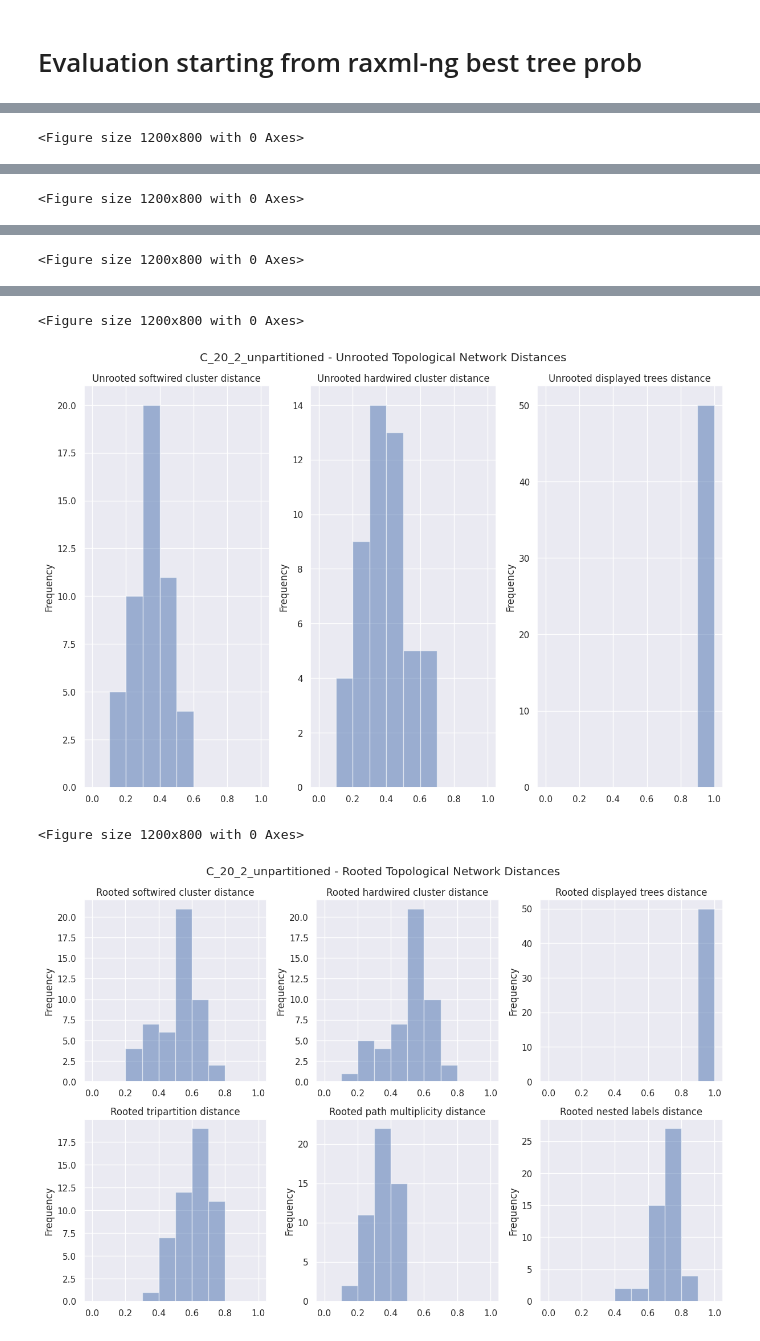
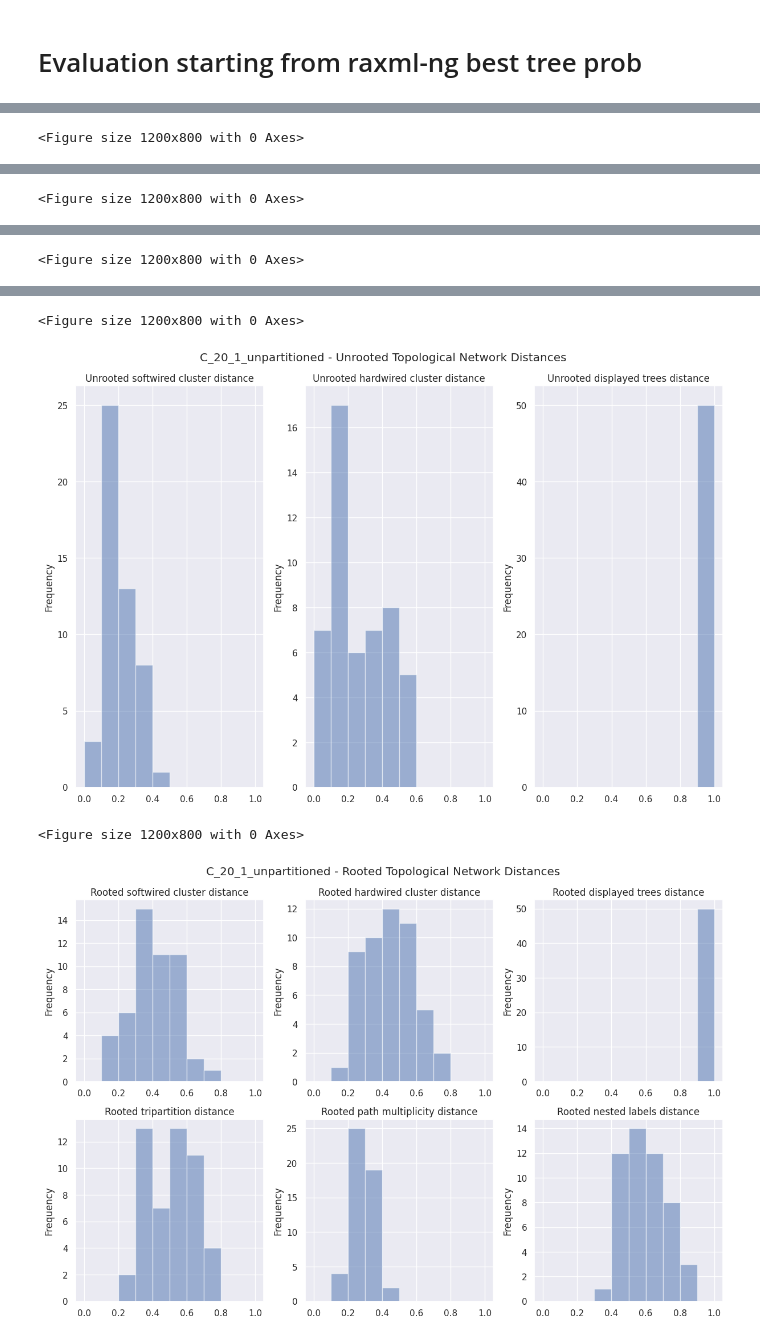
Before and after one commit to lutteropp/NetRAX, a Jupyter notebook: experiments/evaluation_for_paper/report_notebook_c.ipynb, the cells around one changed output, grey strips where cells are left out. Saved outputs shown, nothing was run; the diff lists cells and outputs as text; code cells hidden in the pictures.

```diff
--- a/experiments/evaluation_for_paper/report_notebook_c.ipynb
+++ b/experiments/evaluation_for_paper/report_notebook_c.ipynb
@@ -9,7 +9,7 @@ plt.rcParams['figure.dpi'] = 100 # 200 e.g. is really fine, but slower
 Select the dataset name to evaluate:
 # %%
 result_files = [
-    "C_20_2_results.csv"
+    "C_20_1_results.csv"
 ]
 #indices go from 0 to 0
 
@@ -56,7 +56,7 @@ Total number of datasets: 50
 # Evaluation starting from raxml-ng best tree prob
 # %%
 quality_stats_single(filename+"_normal", df_normal)
-quality_stats_single(filename+"_normal", df_unpartitioned)
+quality_stats_single(filename+"_unpartitioned", df_unpartitioned)
 show_plots(filename+"_normal", df_normal)
 show_plots(filename+"_unpartitioned", df_unpartitioned)
 # %% [output]
@@ -88,4 +88,4 @@ show_plots(filename+"_unpartitioned", df_unpartitioned)
 <Figure size 1200x800 with 0 Axes>
-[figure, old version]
+[figure, new version]
 <Figure size 1200x800 with 0 Axes>
-[figure, old version]
+[figure, new version]
```
Also changed, not shown: parts of 3 cells of this notebook, 1 other file.
